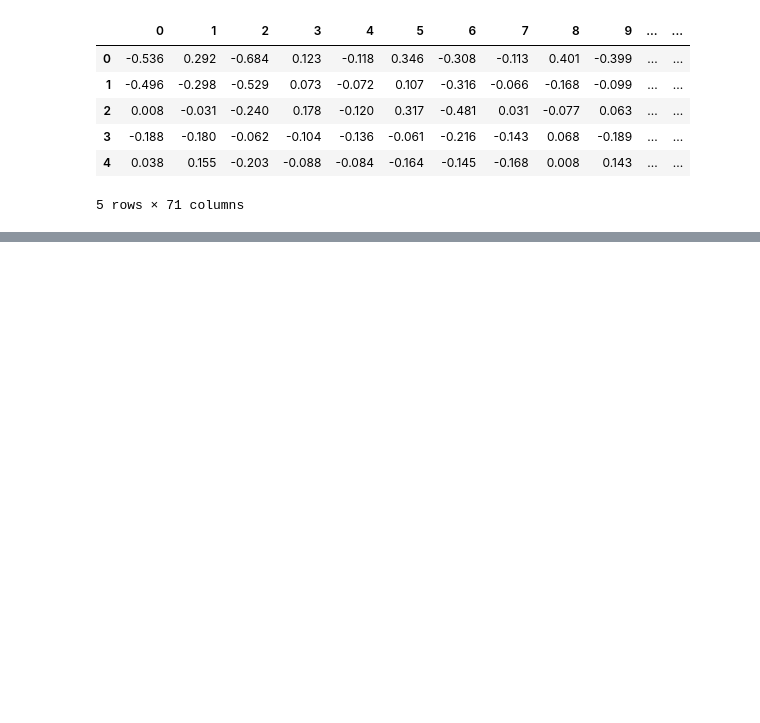
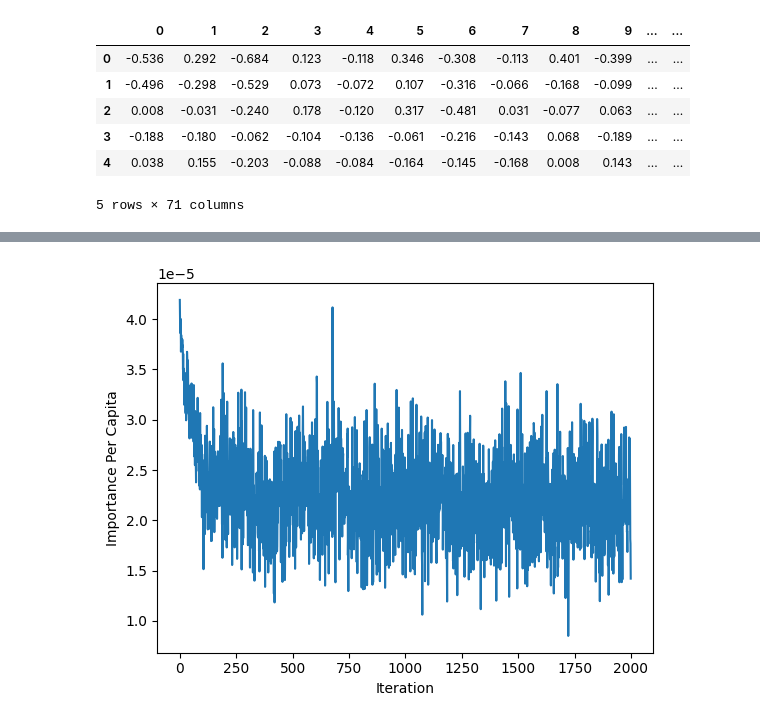
Before and after one commit to jamesxleon/DataMiningProjects, a Jupyter notebook: DataProcessing/Wrapper.ipynb, the cells around one changed output, grey strips where cells are left out. Drawn from its saved outputs; the diff is of its cells as text; code cells hidden in the pictures; blank space fills up the shorter version.

Commit message:
Simetrycal Uncertainty and Simulating Annealing
Implementation of Simetrycal Uncertainty and Simulating Annealing

```diff
--- a/DataProcessing/Wrapper.ipynb
+++ b/DataProcessing/Wrapper.ipynb
@@ -39,0 +40,89 @@ normalized_data.head()
+# %%
+
+
+# Load the unnormalized dataset (you can modify this to load your actual dataset)
+file_path = 'normalized_dataset.csv'
+data = pd.read_csv(file_path)
+
+# Separate the features (X) and labels (y)
+X = data.drop(columns=['label'])
+y = data['label']
+
+# Apply SMOTE to balance the dataset
+smote = SMOTE(random_state=42)
+X_balanced, y_balanced = smote.fit_resample(X, y)
+
+# Standardize the features
+scaler = StandardScaler()
+X_balanced = scaler.fit_transform(X_balanced)
+
+# Define the number of iterations for Simulated Annealing
+n_iterations = 2000
+
+# Initialize the best solution and its score
+best_solution = None
+best_score = 0
+
+# Initialize the current solution and its score
+current_solution = pd.DataFrame(X_balanced, columns=X.columns)  # Use the balanced dataset
+current_score = 0
+
+# Define an initial temperature and cooling rate
+T_initial = 4.0  # Initial temperature
+alpha = 0.95  # Cooling rate
+
+# Define a small constant to avoid division by zero in the SU function
+epsilon = 1e-10
+
+# Symmetrical Uncertainty function
+def symmetrical_uncertainty(X, y, epsilon):
+    mi = mutual_info_classif(X, y)
+    h_x = -np.sum(np.log2((X.sum() + epsilon) / (X.sum().sum() + epsilon)))
+    su = 2 * np.sum(mi) / h_x
+    return su
+
+# Initialize a list to store the importance scores for each subset
+subset_importance_scores = []
+
+# Simulated Annealing loop (similar to your existing code)
+for iteration in range(n_iterations):
+    # Make a small random change to the current solution (feature selection)
+    feature_to_change = np.random.choice(current_solution.columns)
+    current_solution[feature_to_change] = np.random.choice([0, 1])
+
+    # Calculate the Symmetrical Uncertainty score for the current solution
+    current_score = symmetrical_uncertainty(current_solution, y_balanced, epsilon=epsilon)
+
+    # Calculate the change in score
+    delta_score = current_score - best_score
+
+    # Accept the new solution with a certain probability based on the temperature
+    if delta_score > 0 or np.random.uniform() < np.exp(delta_score / T_initial):
+        best_solution = current_solution.copy()
+        best_score = current_score
+
+    # Update the temperature using the cooling rate
+    T_initial *= alpha
+
+    # Calculate the importance of the selected features in the current solution
+    selected_features = current_solution.columns[current_solution.sum() > 0]
+    importance_per_capita = current_score / len(selected_features)
+    subset_importance_scores.append(importance_per_capita)
+
+# Print the selected features and their Symmetrical Uncertainty score
+selected_features = best_solution.columns[best_solution.sum() > 0]
+print("Selected Features:")
+print(selected_features)
+print("Symmetrical Uncertainty Score:", best_score)
+
+# Calculate the importance per capita for the best solution
+best_importance_per_capita = best_score / len(selected_features)
+print("Importance Per Capita:", best_importance_per_capita)
+
+# Plot the importance scores over iterations (optional)
+import matplotlib.pyplot as plt
+plt.plot(range(n_iterations), subset_importance_scores)
+plt.xlabel("Iteration")
+plt.ylabel("Importance Per Capita")
+plt.show()
+# %% [output]
@@ -40,3 +137,4 @@ normalized_data.head()
+[figure, added]
 # %%
 # TODO: 3. Top Five Feature Subsets
 
```
Also changed, not shown: parts of 4 cells of this notebook.
